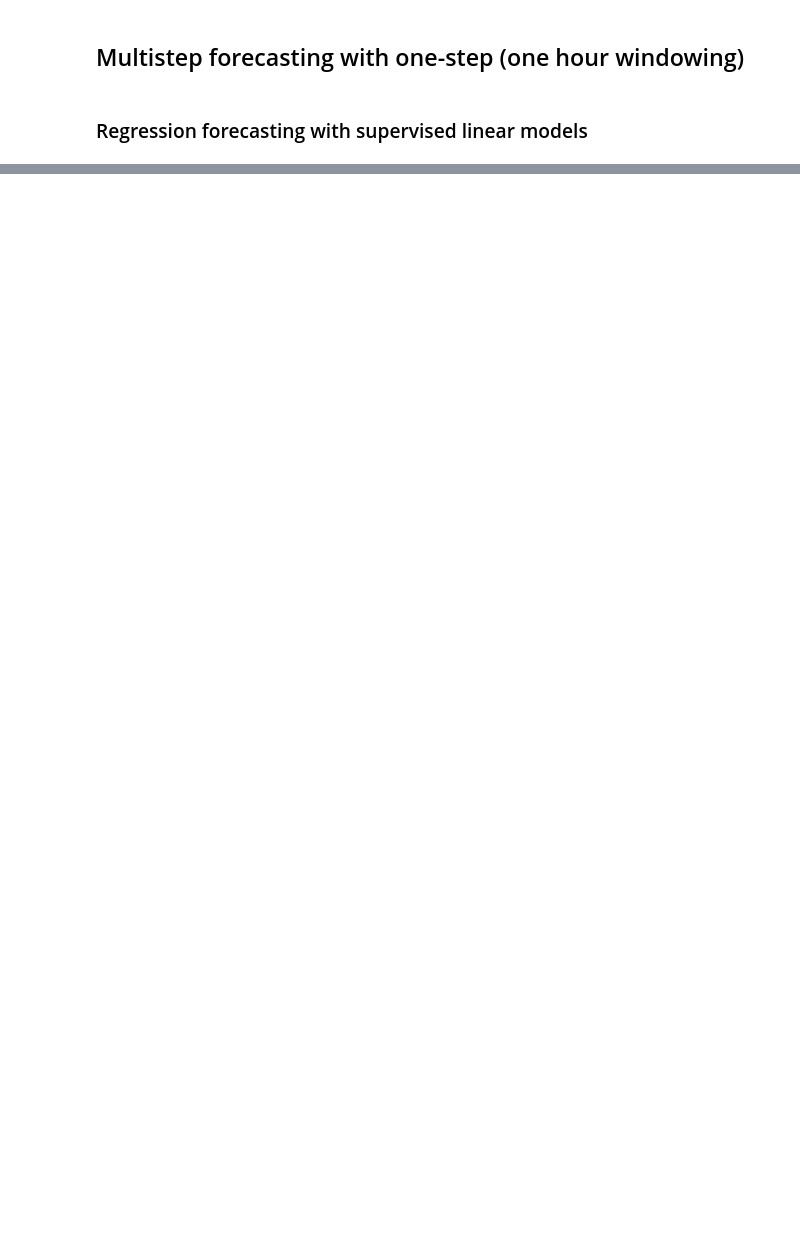
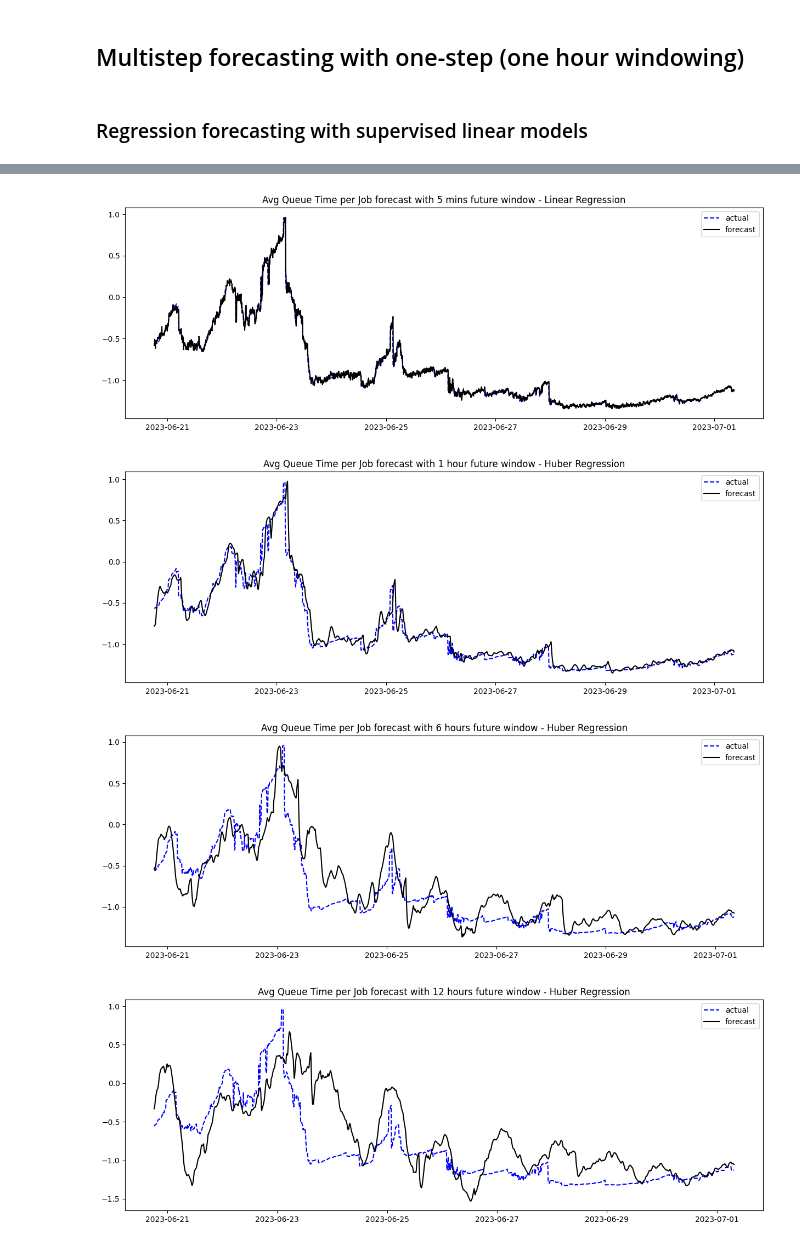
Before and after one commit to ari-apc-lab/croupier, a Jupyter notebook: forecast/forecasting/forecasting.ipynb, the cells around one changed output, grey strips where cells are left out. Drawn from its saved outputs; the diff is of its cells as text; code cells hidden in the pictures; blank space fills up the shorter version.

Commit message:
feat: one future step forecasting with linear models

```diff
--- a/forecast/forecasting/forecasting.ipynb
+++ b/forecast/forecasting/forecasting.ipynb
@@ -999,4 +1011,0 @@ KeyboardInterrupt:
-# %%
-cols = ['yhat', 'resid', 'actual', 'Model Name']
-_range = range(a_day_period)
-plot_results(cols, one_future_step_results, 'Avg Queue Time per Job', _range, future_window)
@@ -1013,0 +1012,5 @@ plot_results(cols, one_future_step_results, 'Avg Queue Time per Job', _range, fu
+# %%
+for period_label, period in periods.items():
+    one_future_step_results_df = pd.DataFrame(one_future_step_results[period_label])
+    print("Forecasting performancee for period: ", period_label)
+    print (one_future_step_results_df[cols].sort_values('MASE'))
@@ -1013,0 +1035,21 @@ plot_results(cols, one_future_step_results, 'Avg Queue Time per Job', _range, fu
+# %%
+def plot_results (results, test, data_name):
+    _cols = ['yhat', 'actual', 'Model Name']
+    yhat, actual, name = results[_cols]
+    shape = yhat.shape[0]
+    index = test.iloc[:shape,:].index
+
+    plt.title(f'{data_name} - {name}')
+    plt.plot(index, actual, 'k--', color='blue')
+    plt.plot(index, yhat, 'k')
+    plt.legend(['actual', 'forecast'])
+    plt.show()
+
+for period_label, period in periods.items():
+    one_future_step_results_df = pd.DataFrame(one_future_step_results[period_label]).sort_values('MASE').iloc[0,:]
+    plot_results(one_future_step_results_df, test_scaled_df, 'Avg Queue Time per Job forecast with {} future window'.format(period_label))
+# %% [output]
+[figure, added]
+[figure, added]
+[figure, added]
+[figure, added]
```
Also changed, not shown: parts of 9 cells of this notebook.
